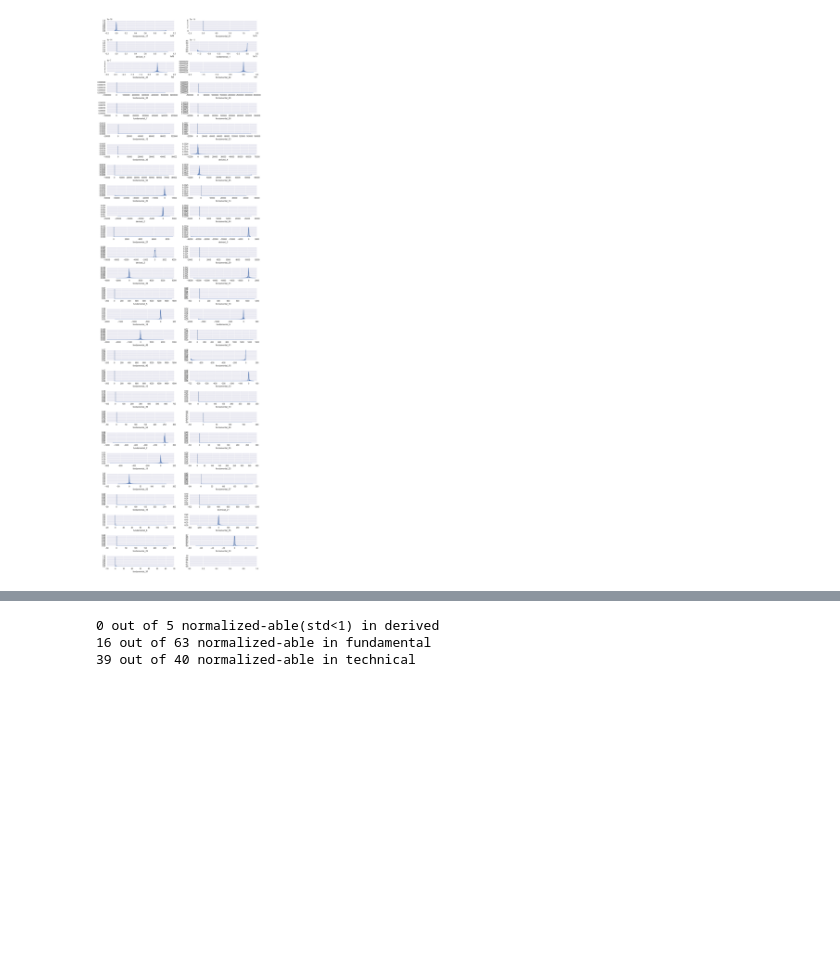
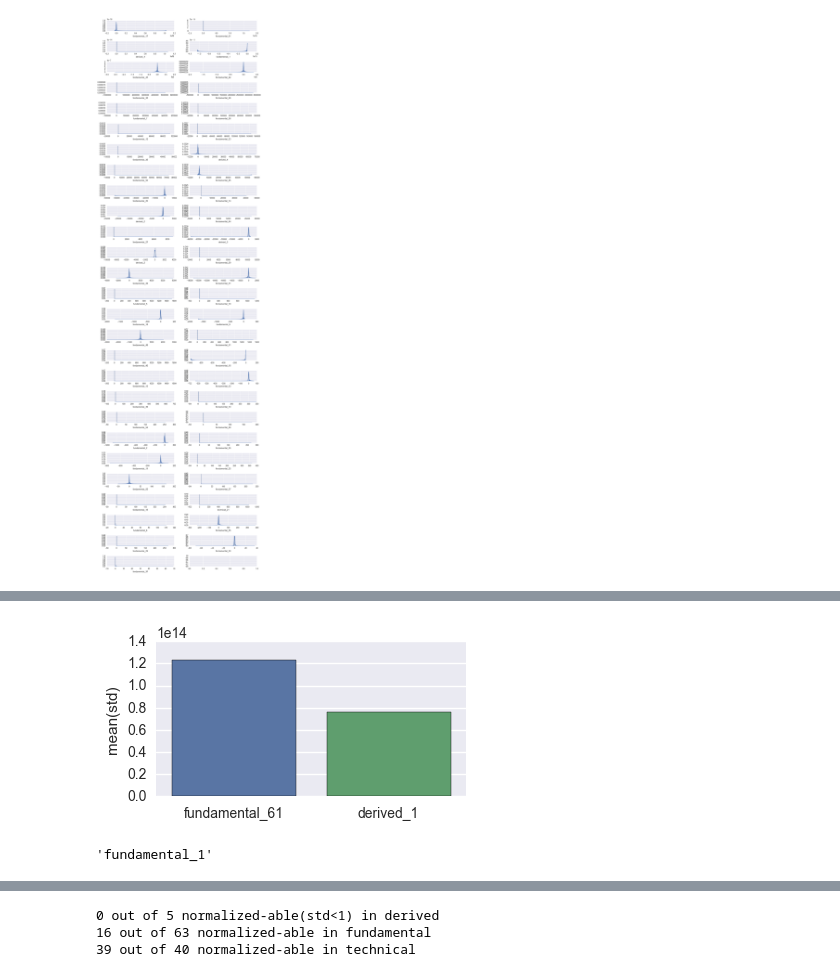
Before and after one commit to MiyainNYC/two-sigma-data-challenge, a Jupyter notebook: raw_script.ipynb, the cells around one changed output, grey strips where cells are left out. Cells and saved outputs as stored; diff of their text form; code cells hidden in the pictures; blank space fills up the shorter version.

```diff
--- a/raw_script.ipynb
+++ b/raw_script.ipynb
@@ -96,0 +107,9 @@ plt.tight_layout()
+# %%
+plt.figure(figsize=(4,2))
+g = sns.barplot(x = stats_pd.sort_values(by = 'std',ascending=False).index[1:3],y = stats_pd.sort_values(by = 'std',ascending=False)['std'][1:3])
+# %% [output]
+[figure, added]
+# %%
+stats_pd.sort_values(by = 'std',ascending=False).index[3]
+# %% [output]
+'fundamental_1'
```
Also changed, not shown: parts of 10 cells of this notebook.
